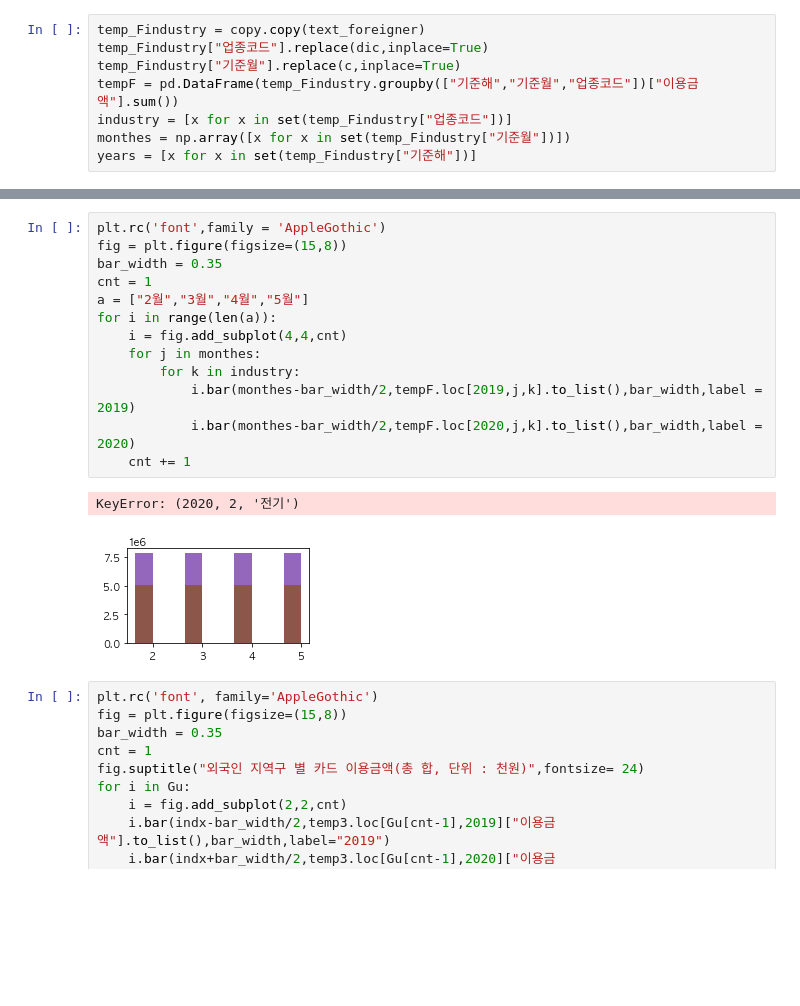
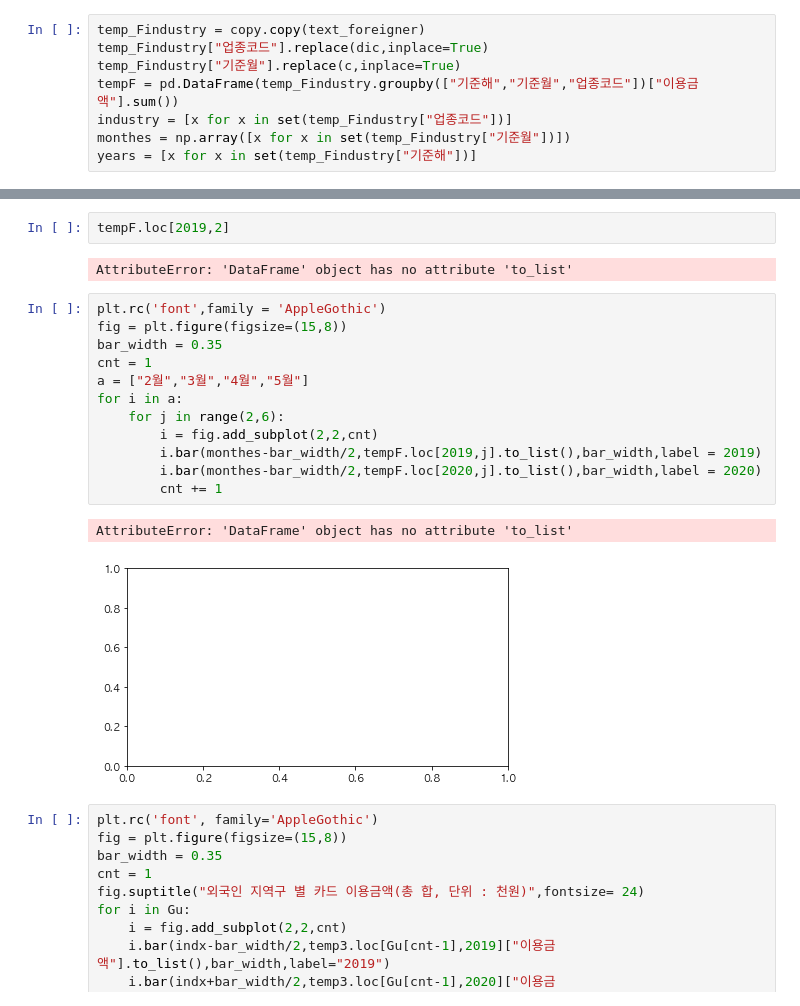
Before and after one commit to Kimdongui/Algorithm, a Jupyter notebook: 카드 데이터 파싱.ipynb, the cells around one changed output, grey strips where cells are left out. Cells and saved outputs as stored; diff of their text form; blank space fills up the shorter version.

```diff
--- a/카드 데이터 파싱.ipynb
+++ b/카드 데이터 파싱.ipynb
@@ -481,19 +482,22 @@ temp_Findustry
+# %%
+tempF.loc[2019,2]
+# %% [output]
+AttributeError: 'DataFrame' object has no attribute 'to_list'
 # %%
 plt.rc('font',family = 'AppleGothic')
 fig = plt.figure(figsize=(15,8))
 bar_width = 0.35
 cnt = 1
 a = ["2월","3월","4월","5월"]
-for i in range(len(a)):
-    i = fig.add_subplot(4,4,cnt)
-    for j in monthes:
-        for k in industry:
-            i.bar(monthes-bar_width/2,tempF.loc[2019,j,k].to_list(),bar_width,label = 2019)
-            i.bar(monthes-bar_width/2,tempF.loc[2020,j,k].to_list(),bar_width,label = 2020)
-    cnt += 1
+for i in a:
+    for j in range(2,6):
+        i = fig.add_subplot(2,2,cnt)
+        i.bar(monthes-bar_width/2,tempF.loc[2019,j].to_list(),bar_width,label = 2019)
+        i.bar(monthes-bar_width/2,tempF.loc[2020,j].to_list(),bar_width,label = 2020)
+        cnt += 1
 # %% [output]
-KeyError: (2020, 2, '전기')
+AttributeError: 'DataFrame' object has no attribute 'to_list'
-[figure, old version]
+[figure, new version]
 # %%
 plt.rc('font', family='AppleGothic')
 fig = plt.figure(figsize=(15,8))
```
Also changed, not shown: parts of 5 cells of this notebook.
